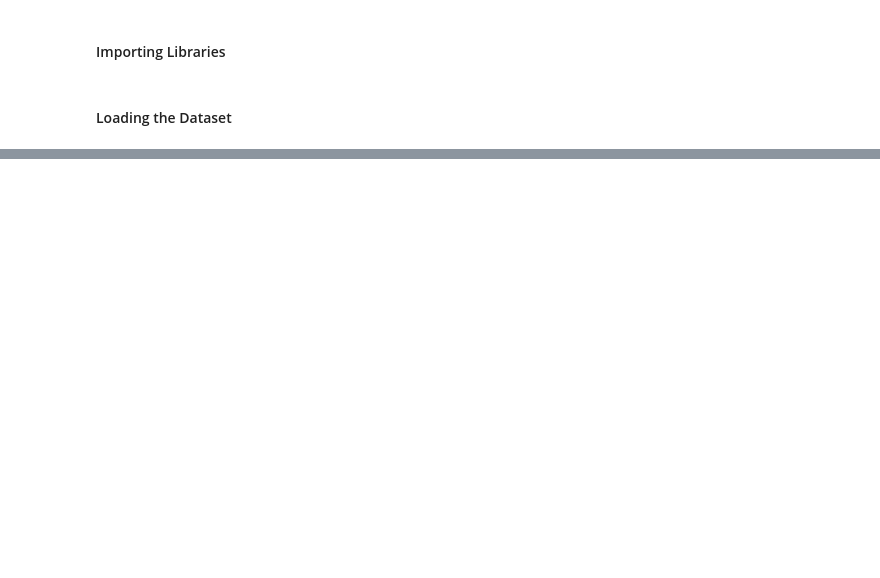
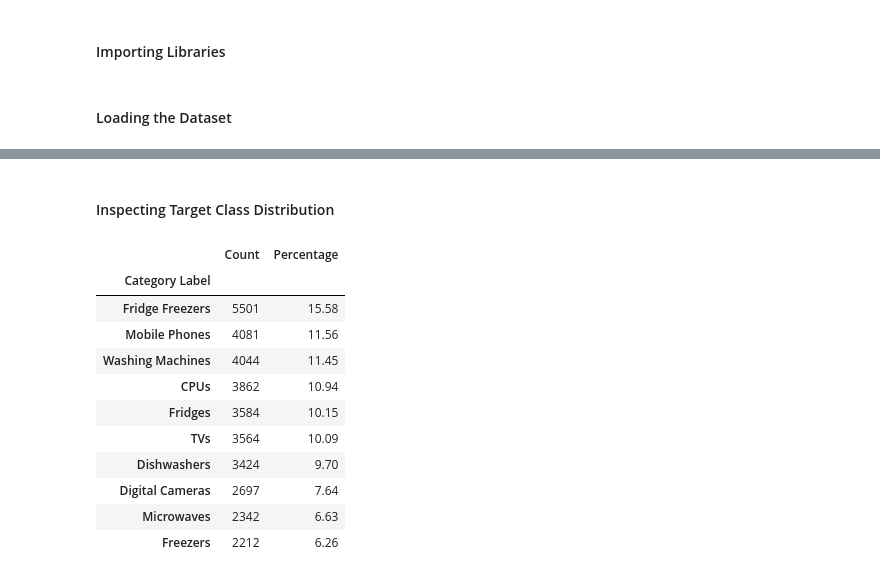
Before and after one commit to TejasMJ/Product-Taxonomy-Intelligence, a Jupyter notebook: notebooks/01_data_understanding.ipynb, the cells around one changed output, grey strips where cells are left out. Cells and saved outputs as stored; diff of their text form; code cells hidden in the pictures; blank space fills up the shorter version.

```diff
--- a/notebooks/01_data_understanding.ipynb
+++ b/notebooks/01_data_understanding.ipynb
@@ -25,0 +195,29 @@ df.head(10)
+# %% [markdown]
+#### Inspecting Target Class Distribution
+# %%
+# Calculating category frequencies
+category_counts = df[" Category Label"].value_counts()
+
+# Calculating category percentages
+category_percentages = df[" Category Label"].value_counts(normalize=True) * 100
+
+# Creating a category distribution summary
+category_distribution = pd.DataFrame({
+    "Count": category_counts,
+    "Percentage": category_percentages.round(2)
+})
+
+category_distribution
+# %% [output]
+|  | Count | Percentage |
+| Category Label |  |  |
+| Fridge Freezers | 5501 | 15.58 |
+| Mobile Phones | 4081 | 11.56 |
+| Washing Machines | 4044 | 11.45 |
+| CPUs | 3862 | 10.94 |
+| Fridges | 3584 | 10.15 |
+| TVs | 3564 | 10.09 |
+| Dishwashers | 3424 | 9.70 |
+| Digital Cameras | 2697 | 7.64 |
+| Microwaves | 2342 | 6.63 |
+| Freezers | 2212 | 6.26 |
```
Also changed, not shown: parts of 35 cells of this notebook.
